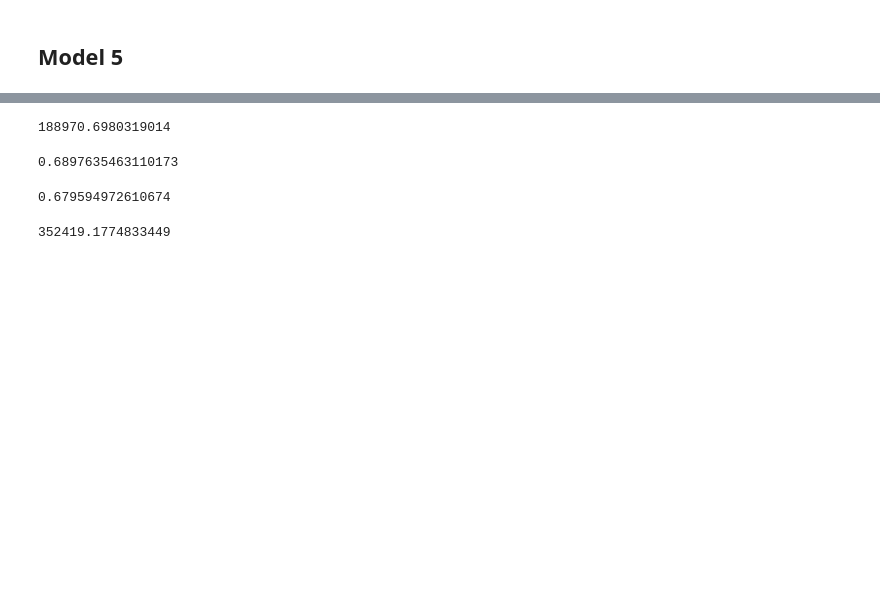
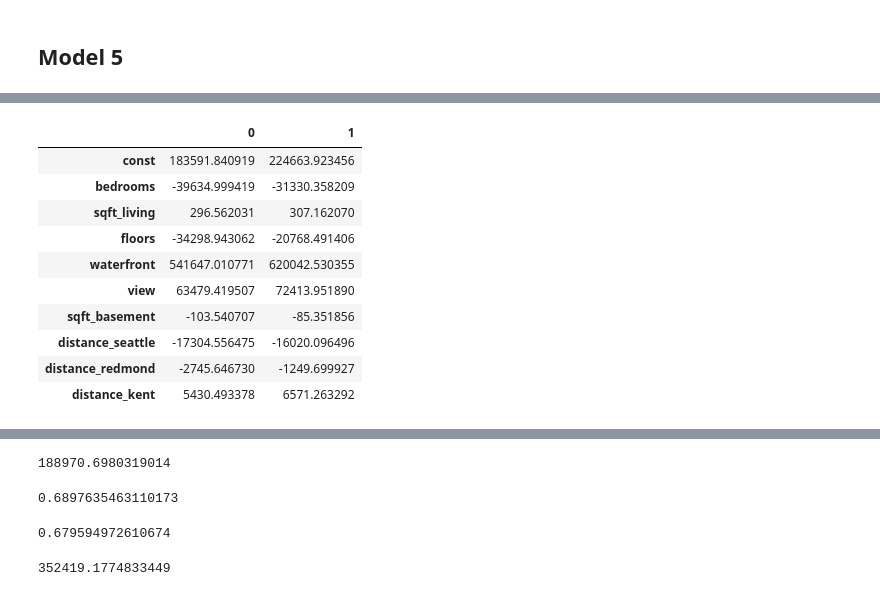
Before and after one commit to DataDoggo215/dsc-phase2-project, a Jupyter notebook: Master.ipynb, the cells around one changed output, grey strips where cells are left out. Drawn from its saved outputs; the diff is of its cells as text; code cells hidden in the pictures; blank space fills up the shorter version.

```diff
--- a/Master.ipynb
+++ b/Master.ipynb
@@ -759,0 +768,14 @@ strong multicollinearity or other numerical problems.
+# %%
+model_5.conf_int()
+# %% [output]
+|  | 0 | 1 |
+| const | 183591.840919 | 224663.923456 |
+| bedrooms | -39634.999419 | -31330.358209 |
+| sqft_living | 296.562031 | 307.162070 |
+| floors | -34298.943062 | -20768.491406 |
+| waterfront | 541647.010771 | 620042.530355 |
+| view | 63479.419507 | 72413.951890 |
+| sqft_basement | -103.540707 | -85.351856 |
+| distance_seattle | -17304.556475 | -16020.096496 |
+| distance_redmond | -2745.646730 | -1249.699927 |
+| distance_kent | 5430.493378 | 6571.263292 |
```
Also changed, not shown: parts of 12 cells of this notebook.
